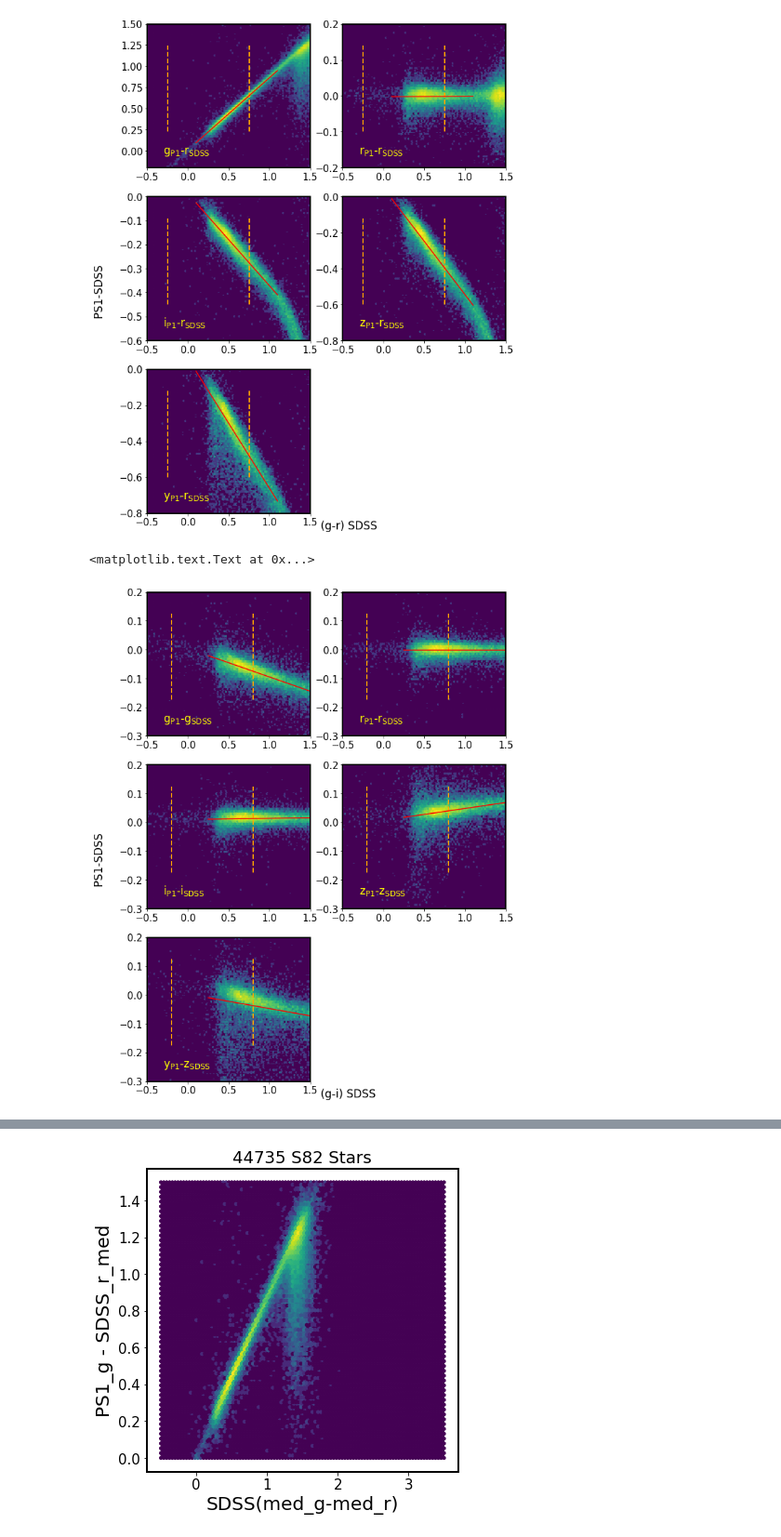
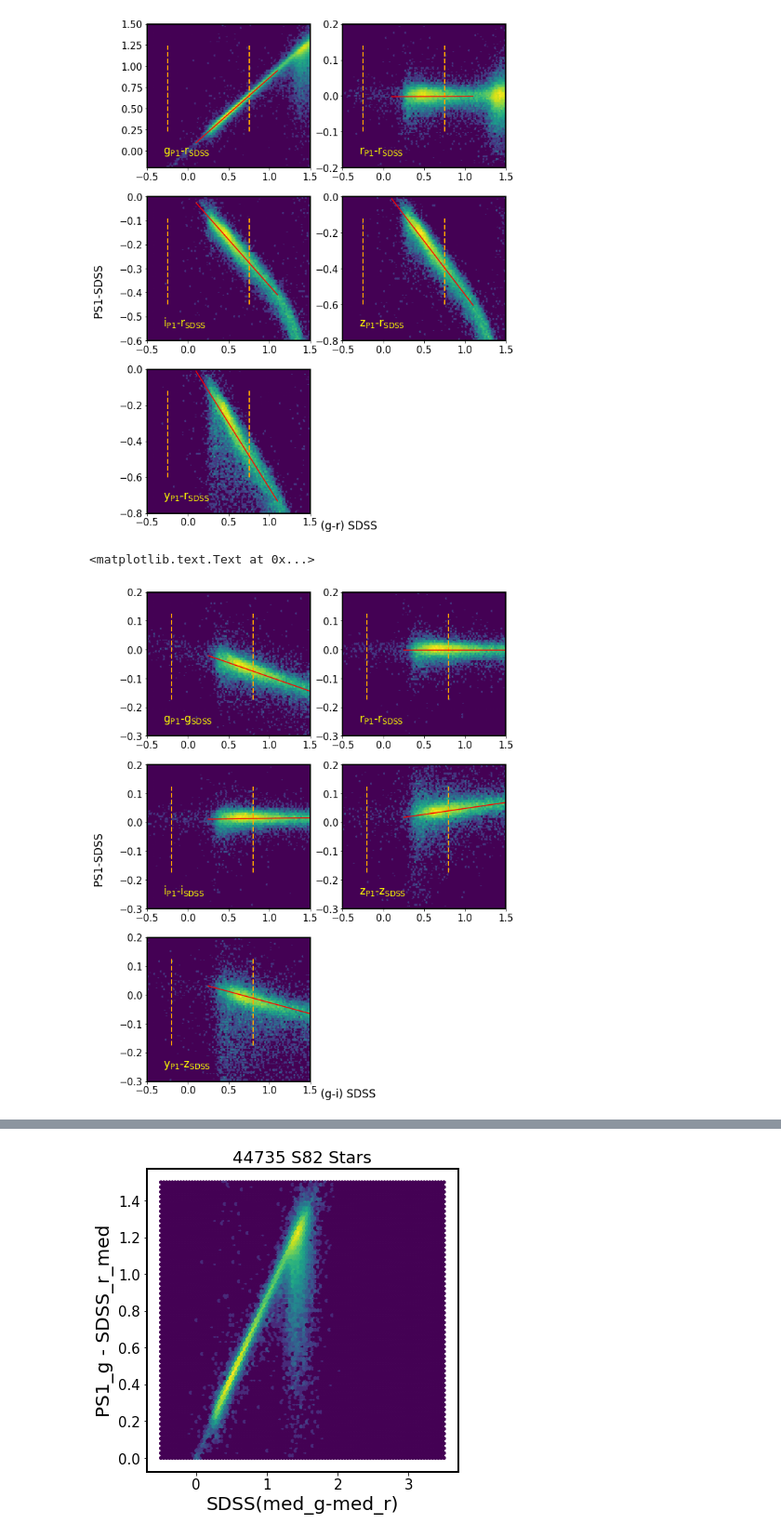
Before and after one commit to suberlak/PS1_SDSS_CRTS, a Jupyter notebook: code/AC_summary_photo_offsets.ipynb, the cells around one changed output, grey strips where cells are left out. Shown at 93% size. Cells and saved outputs as stored; diff of their text form; code cells hidden in the pictures.

```diff
--- a/code/AC_summary_photo_offsets.ipynb
+++ b/code/AC_summary_photo_offsets.ipynb
@@ -893,7 +893,7 @@ fig.text(0.01,0.5, 'PS1-SDSS ', fontsize=17, rotation=90)
 ## SDSS(g-r) vs PS1(z)-SDSS(r)
 ## SDSS(g-r) vs PS1(y)-SDSS(r)
 
-# since these are the colors used in Tonry_2012 Table 6
+# this is a modification of first plot
 %matplotlib inline
 x = sdss_ps1['g_mMed'] - sdss_ps1['r_mMed']  # SDSS (g-r)
 
@@ -901,8 +901,8 @@ ymax = {'g':1.5,'r':0.2, 'i':   0,'z':0,   'y':0}
 ymin = {'g':-0.2,'r':-0.2,'i':-0.6,'z':-0.8,'y':-0.8}
 
 # mark the limit for fitting ...
-grQSOlims = [-0.25, 0.75]
-grFITlims = [0.1, 1.1]
+xQSOlims = [-0.25, 0.75]
+xFITlims = [0.1, 1.1]
 
 fig,axs = plt.subplots(3,2, figsize=(10,14))
 ax = np.ravel(axs)
@@ -919,11 +919,11 @@ for f1,f2 in zip('grizy', 'rrrrr'):
 
     # mark with vertical lines  the range occupied by QSO
     # the y limits are in axis coords
-    ax[i].axvline(grQSOlims[0], ymin=0.25, ymax=0.85 , ls='--', lw=2, c='orange')
-    ax[i].axvline(grQSOlims[1], ymin=0.25, ymax=0.85, ls='--', lw=2, c='orange')
+    ax[i].axvline(xQSOlims[0], ymin=0.25, ymax=0.85 , ls='--', lw=2, c='orange')
+    ax[i].axvline(xQSOlims[1], ymin=0.25, ymax=0.85, ls='--', lw=2, c='orange')
 
     # make my own linear fits
-    m2 = (grFITlims[0]<x)*(x<grFITlims[1]) # within the vertical dashed lines
+    m2 = (xFITlims[0]<x)*(x<xFITlims[1]) # within the vertical dashed lines
     m3 = (ymin[f1] < y) *(y < ymax[f1]) # within the ylims of the plot
     m_ = m1*m2*m3
 
@@ -938,7 +938,7 @@ for f1,f2 in zip('grizy', 'rrrrr'):
     xf  = x[m_] ;  yf=y[m_]
     #ax[i].scatter(xf,yf , s=0.01)
     p = np.polyfit(xf,yf,deg=1)
-    x_ = np.linspace(grFITlims[0],grFITlims[1], 100)
+    x_ = np.linspace(xFITlims[0],xFITlims[1], 100)
     ax[i].plot(x_, p[0]*x_ + p[1], c='red')
 
     i += 1
@@ -960,7 +960,7 @@ fig.text(0.01,0.5, 'PS1-SDSS ', fontsize=17, rotation=90)
 ## SDSS(g-i) vs PS1(z)-SDSS(z)
 ## SDSS(g-i) vs PS1(y)-SDSS(z)
 
-# since these are the colors used in Tonry_2012 Table 6
+# modifying first plot ...
 %matplotlib inline
 x = sdss_ps1['g_mMed'] - sdss_ps1['i_mMed']  # SDSS (g-i)
 ymin = {'g':-0.3,'r':-0.3,'i':-0.3,'z':-0.3,'y':-0.3}
@@ -988,33 +988,33 @@ for f1,f2 in zip('grizy', 'grizz'):
     ax[i].axvline(xQSOlims[0], ymin=0.25, ymax=0.85 , ls='--', lw=2, c='orange')
     ax[i].axvline(xQSOlims[1], ymin=0.25, ymax=0.85, ls='--', lw=2, c='orange')
 
     # make my own linear fits
     m2 = (xFITlims[0]<x)*(x<xFITlims[1]) # within the vertical dashed lines
     m3 = (ymin[f1] < y) *(y < ymax[f1]) # within the ylims of the plot
 
     m_ = m1*m2*m3
 
     if f1 is 'y' :  # remove points below this line for y_PS1
-        x1,y1 = 0.0, -0.2
-        x2,y2 = 1.0, -0.8
+        x1,y1 = 0.0, 0
+        x2,y2 = 1.5, -0.1
         a = (y2-y1)/ (x2-x1)
         b = y1-a*x1
         m4 = y > (a * x + b )
         m_ = m1*m2*m3 * m4
 
 
     xf  = x[m_] ;  yf=y[m_]
     #ax[i].scatter(xf,yf , s=0.01)
     p = np.polyfit(xf,yf,deg=1)
     x_ = np.linspace(xFITlims[0],xFITlims[1], 100)
     ax[i].plot(x_, p[0]*x_ + p[1], c='red')
 
     i += 1
 
 
 ax[i].set_visible(False) #  to remove the last subplot
 fig.text(0.5,0.1, '(g-i) SDSS ', fontsize=17)
 fig.text(0.01,0.5, 'PS1-SDSS ', fontsize=17, rotation=90)
 # %% [output]
 <matplotlib.text.Text at 0x...>
-[figure, old version]
+[figure, new version]
```
Also changed, not shown: parts of 1 cell of this notebook.
